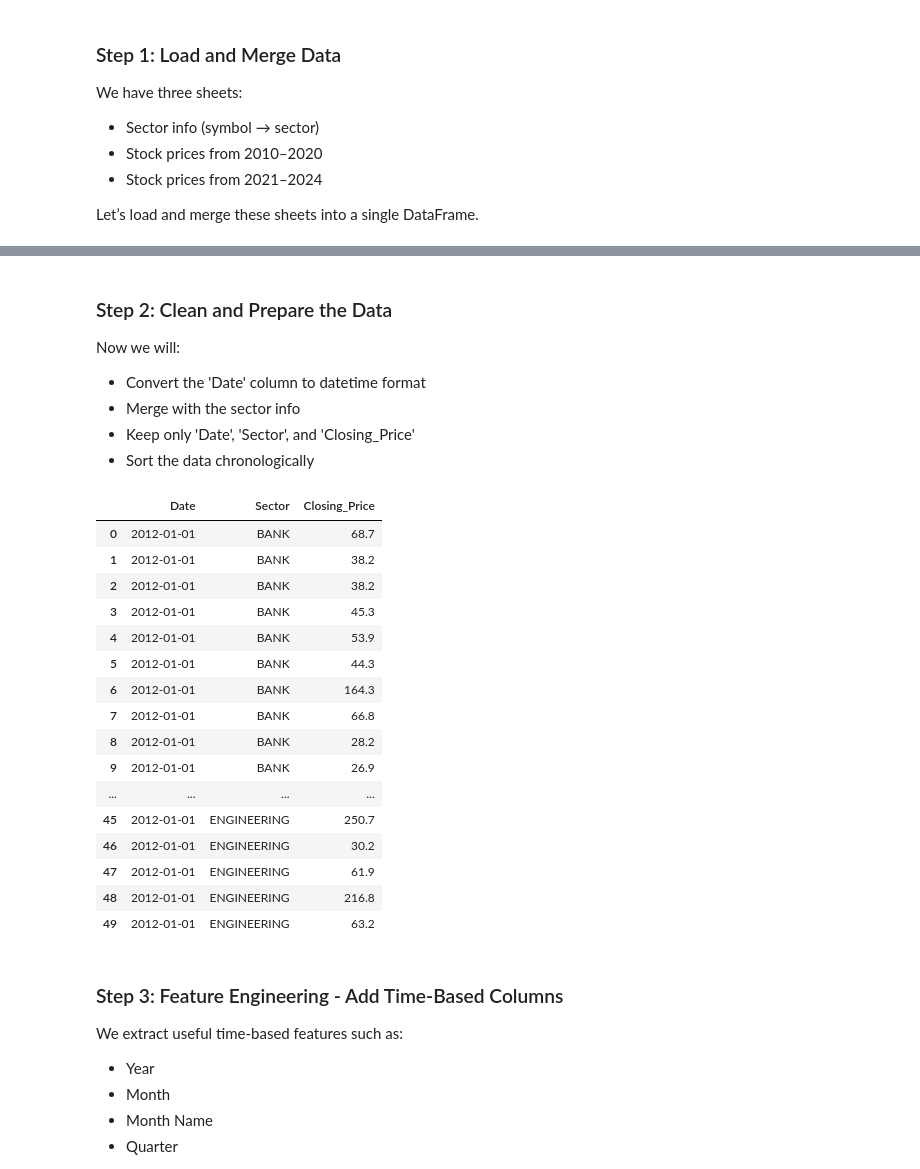
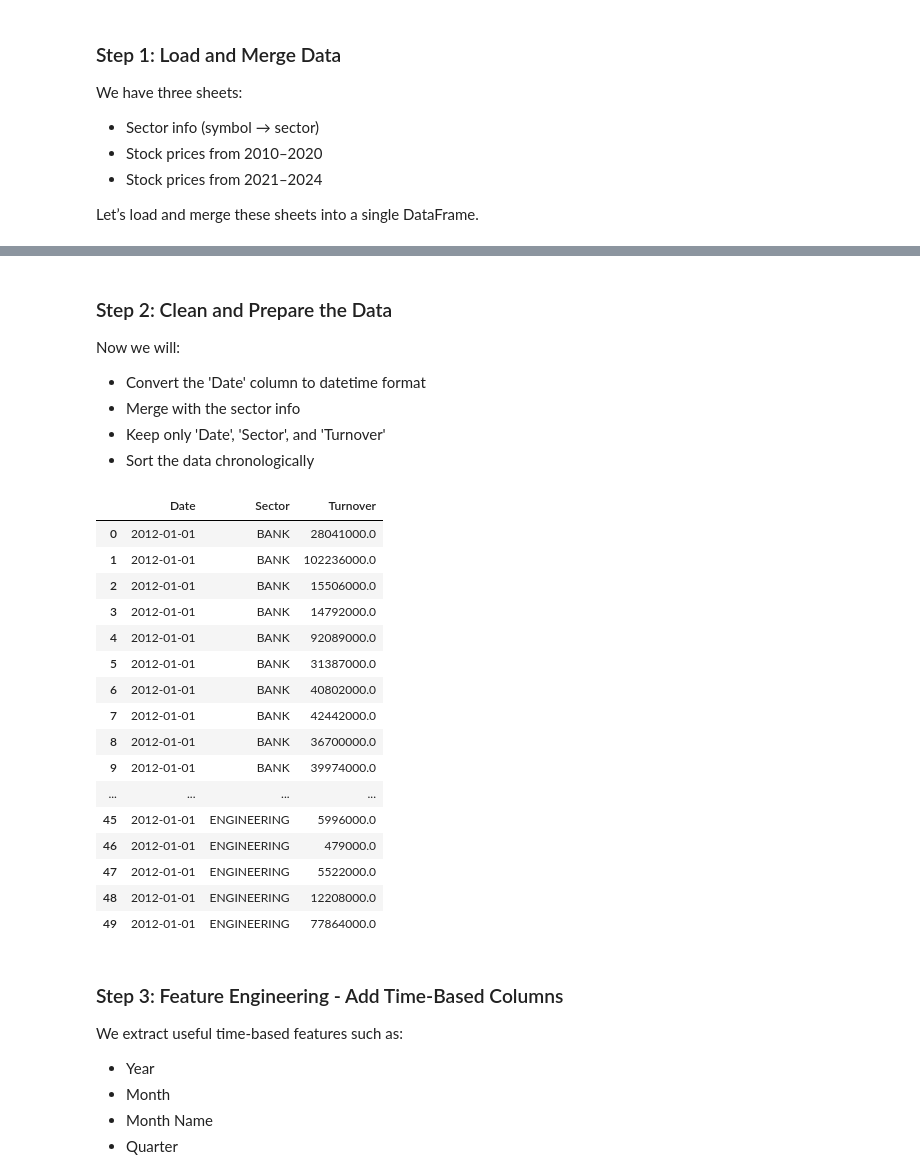
Before and after one commit to AsifZaman777/Sectoral-performance-prediction, a Jupyter notebook: SPF.ipynb, the cells around one changed output, grey strips where cells are left out. Saved outputs shown, nothing was run; the diff lists cells and outputs as text; code cells hidden in the pictures.

```diff
--- a/SPF.ipynb
+++ b/SPF.ipynb
@@ -58,46 +58,46 @@ price_df.head(10)
 Now we will:
 - Convert the 'Date' column to datetime format
 - Merge with the sector info
-- Keep only 'Date', 'Sector', and 'Closing_Price'
+- Keep only 'Date', 'Sector', and 'Turnover'
 - Sort the data chronologically
 # %%
 # convert data to datetime format
 price_df['Date'] = pd.to_datetime(price_df['Date'])
 
 # marge the sector information with the price data
 merged_df = pd.merge(price_df, sector_df, on='Symbol', how='left')
 
 # drop unnecessary columns
-clean_df = merged_df[['Date', 'Sector', 'Closing_Price']]
+clean_df = merged_df[['Date', 'Sector', 'Turnover']]
 
 #debug sectoral data
-# clean_df = merged_df[['Date','Symbol', 'Sector', 'Closing_Price']]
+# clean_df = merged_df[['Date','Symbol', 'Sector', 'Turnover']]
 
 # Sort the data by Date
 clean_df = clean_df.sort_values(by=['Date','Sector']).reset_index(drop=True)
 
 # # show only treasury bond data
 # clean_df = clean_df[clean_df['Sector'] == 'TRAVEL LEISURE']
 
 clean_df.head(50)
 # %% [output]
-|  | Date | Sector | Closing_Price |
-| 0 | 2012-01-01 | BANK | 68.7 |
-| 1 | 2012-01-01 | BANK | 38.2 |
-| 2 | 2012-01-01 | BANK | 38.2 |
-| 3 | 2012-01-01 | BANK | 45.3 |
-| 4 | 2012-01-01 | BANK | 53.9 |
-| 5 | 2012-01-01 | BANK | 44.3 |
-| 6 | 2012-01-01 | BANK | 164.3 |
-| 7 | 2012-01-01 | BANK | 66.8 |
-| 8 | 2012-01-01 | BANK | 28.2 |
-| 9 | 2012-01-01 | BANK | 26.9 |
+|  | Date | Sector | Turnover |
+| 0 | 2012-01-01 | BANK | 28041000.0 |
+| 1 | 2012-01-01 | BANK | 102236000.0 |
+| 2 | 2012-01-01 | BANK | 15506000.0 |
+| 3 | 2012-01-01 | BANK | 14792000.0 |
+| 4 | 2012-01-01 | BANK | 92089000.0 |
+| 5 | 2012-01-01 | BANK | 31387000.0 |
+| 6 | 2012-01-01 | BANK | 40802000.0 |
+| 7 | 2012-01-01 | BANK | 42442000.0 |
+| 8 | 2012-01-01 | BANK | 36700000.0 |
+| 9 | 2012-01-01 | BANK | 39974000.0 |
 | ... | ... | ... | ... |
-| 45 | 2012-01-01 | ENGINEERING | 250.7 |
-| 46 | 2012-01-01 | ENGINEERING | 30.2 |
-| 47 | 2012-01-01 | ENGINEERING | 61.9 |
-| 48 | 2012-01-01 | ENGINEERING | 216.8 |
-| 49 | 2012-01-01 | ENGINEERING | 63.2 |
+| 45 | 2012-01-01 | ENGINEERING | 5996000.0 |
+| 46 | 2012-01-01 | ENGINEERING | 479000.0 |
+| 47 | 2012-01-01 | ENGINEERING | 5522000.0 |
+| 48 | 2012-01-01 | ENGINEERING | 12208000.0 |
+| 49 | 2012-01-01 | ENGINEERING | 77864000.0 |
 # %% [markdown]
 ### Step 3: Feature Engineering - Add Time-Based Columns
 
```
Also changed, not shown: parts of 11 cells of this notebook.
